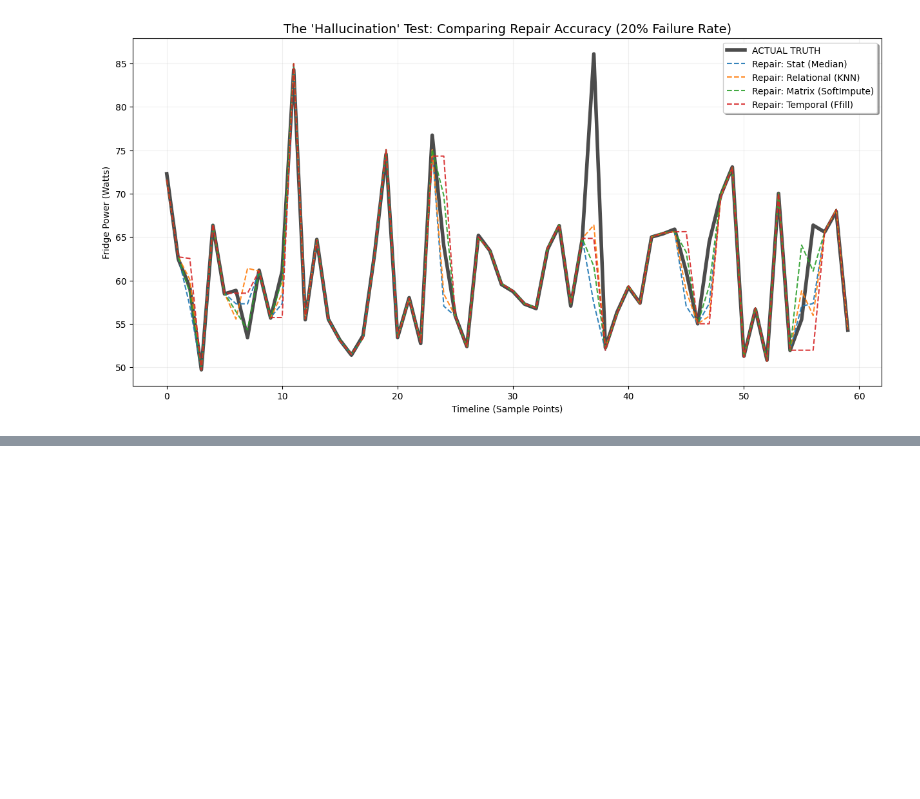
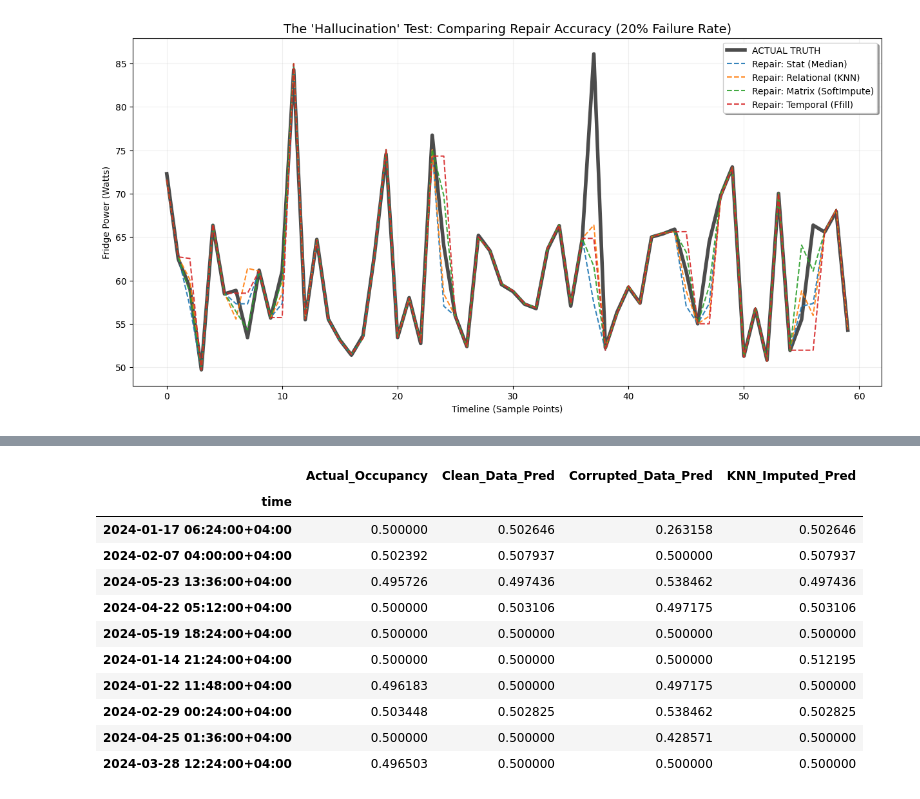
Before and after one commit to CarisR/CarisR, a Jupyter notebook: IoT_Sensor_Imputation_Benchmarking_2026.ipynb, the cells around one changed output, grey strips where cells are left out. Saved outputs shown, nothing was run; the diff lists cells and outputs as text; code cells hidden in the pictures; blank space fills up the shorter version.

```diff
--- a/IoT_Sensor_Imputation_Benchmarking_2026.ipynb
+++ b/IoT_Sensor_Imputation_Benchmarking_2026.ipynb
@@ -616,0 +630,16 @@ plt.show()
+# %%
+# Inspecting 'State' columns for occupancy target
+state_columns = [col for col in merged.columns if 'State' in col]
+
+if not state_columns:
+    print("No 'State' columns found in the merged DataFrame. Occupancy prediction might not be feasible with current data.")
+else:
+    print("Found 'State' columns:", state_columns)
+    for col in state_columns:
+        print(f"\nUnique values for {col}:\n{merged[col].value_counts(dropna=False)}")
+
+    # Select one 'State' column as the primary occupancy target for this example
+    # Assuming 'Lab_State' is a good candidate for demonstrating occupancy.
+    # If 'Lab_State' is not present, we can pick another or combine them.
+    occupancy_target_col = 'Lab_State' if 'Lab_State' in state_columns else state_columns[0]
+    print(f"\nSelected primary occupancy target: {occupancy_target_col}")
@@ -616,0 +664,59 @@ plt.show()
+# %%
+# Train a DecisionTreeRegressor for Occupancy Prediction
+occupancy_model = DecisionTreeRegressor(random_state=42)
+# Fill NaNs in training data with 0 for model training, similar to previous benchmark setup
+occupancy_model.fit(X_occ_train.fillna(0), y_occ_train)
+
+# --- Example Predictions ---
+
+# 1. Prediction with Clean (Perfect) Data
+preds_clean = occupancy_model.predict(X_occ_test.fillna(0)) # .fillna(0) in case original X_occ_test had NaNs
+
+# 2. Prediction with Corrupted (Unrepaired) Data
+preds_corrupted = occupancy_model.predict(X_occ_test_corrupted.fillna(0))
+
+# 3. Prediction with an Example Imputed Data (e.g., using Relational KNN)
+knn_imp_occ = KNNImputer(n_neighbors=5)
+
+# Identify columns that are entirely NaN in the corrupted test set
+all_nan_cols_in_corrupted = X_occ_test_corrupted.columns[X_occ_test_corrupted.isnull().all()].tolist()
+
+# Create the DataFrame to be passed to KNNImputer: remove all-NaN columns if any
+if all_nan_cols_in_corrupted:
+    knn_imputer_input_df = X_occ_test_corrupted.drop(columns=all_nan_cols_in_corrupted)
+else:
+    knn_imputer_input_df = X_occ_test_corrupted
+
+X_occ_test_knn_imputed_array = knn_imp_occ.fit_transform(knn_imputer_input_df)
+
+# Create DataFrame from KNN output
+X_occ_test_knn_imputed_temp = pd.DataFrame(
+    X_occ_test_knn_imputed_array,
+    columns=knn_imputer_input_df.columns, # Use columns that KNNImputer actually processed
+    index=X_occ_test_corrupted.index
+)
+
+# Re-add columns that were temporarily dropped, filling with 0.0 (as model was trained with fillna(0))
+for col in all_nan_cols_in_corrupted:
+    X_occ_test_knn_imputed_temp[col] = 0.0
+
+# Ensure final column order matches X_occ_test (which is the basis for model's expected input)
+X_occ_test_knn_imputed = X_occ_test_knn_imputed_temp[X_occ_test.columns]
+
+preds_knn_imputed = occupancy_model.predict(X_occ_test_knn_imputed)
+
+print("Occupancy model trained and example predictions generated.")
+
+# --- Display a snippet of predictions for comparison ---
+comparison_df = pd.DataFrame({
+    'Actual_Occupancy': y_occ_test,
+    'Clean_Data_Pred': preds_clean,
+    'Corrupted_Data_Pred': preds_corrupted,
+    'KNN_Imputed_Pred': preds_knn_imputed
+}).head(10)
+
+print("\nFirst 10 sample predictions for comparison:")
+display(comparison_df)
+
+# --- Ask for user input to choose an imputation method ---
+# %% [output]
@@ -616,0 +726,12 @@ plt.show()
+|  | Actual_Occupancy | Clean_Data_Pred | Corrupted_Data_Pred | KNN_Imputed_Pred |
+| time |  |  |  |  |
+| 2024-01-17 06:24:00+04:00 | 0.500000 | 0.502646 | 0.263158 | 0.502646 |
+| 2024-02-07 04:00:00+04:00 | 0.502392 | 0.507937 | 0.500000 | 0.507937 |
+| 2024-05-23 13:36:00+04:00 | 0.495726 | 0.497436 | 0.538462 | 0.497436 |
+| 2024-04-22 05:12:00+04:00 | 0.500000 | 0.503106 | 0.497175 | 0.503106 |
+| 2024-05-19 18:24:00+04:00 | 0.500000 | 0.500000 | 0.500000 | 0.500000 |
+| 2024-01-14 21:24:00+04:00 | 0.500000 | 0.500000 | 0.500000 | 0.512195 |
+| 2024-01-22 11:48:00+04:00 | 0.496183 | 0.500000 | 0.497175 | 0.500000 |
+| 2024-02-29 00:24:00+04:00 | 0.503448 | 0.502825 | 0.538462 | 0.502825 |
+| 2024-04-25 01:36:00+04:00 | 0.500000 | 0.500000 | 0.428571 | 0.500000 |
+| 2024-03-28 12:24:00+04:00 | 0.496503 | 0.500000 | 0.500000 | 0.500000 |
```
Also changed, not shown: parts of 16 cells of this notebook.
